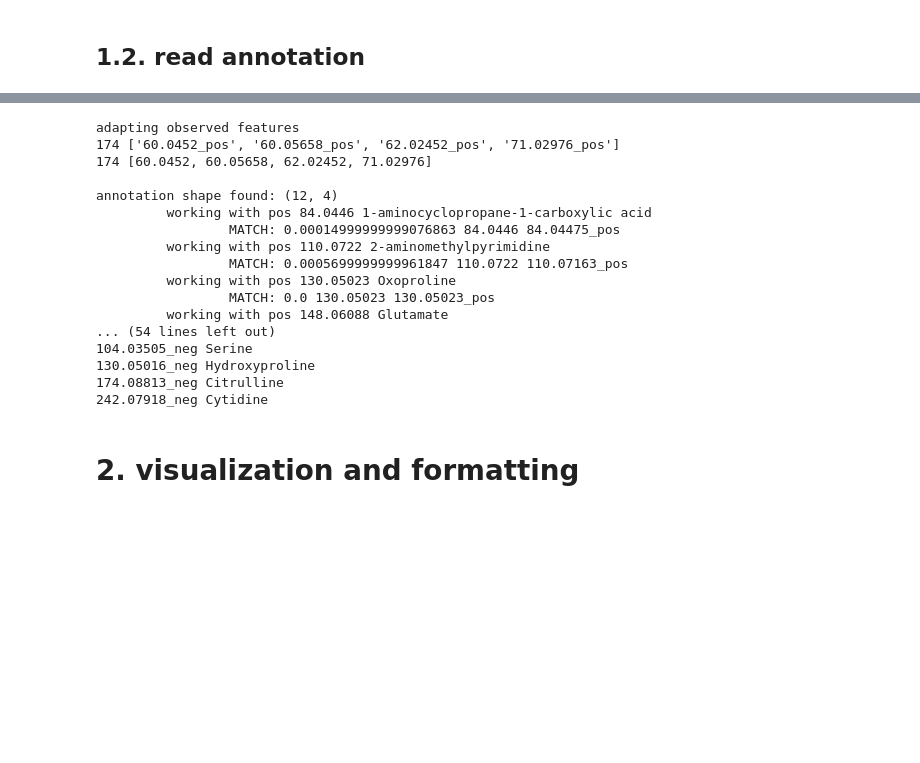
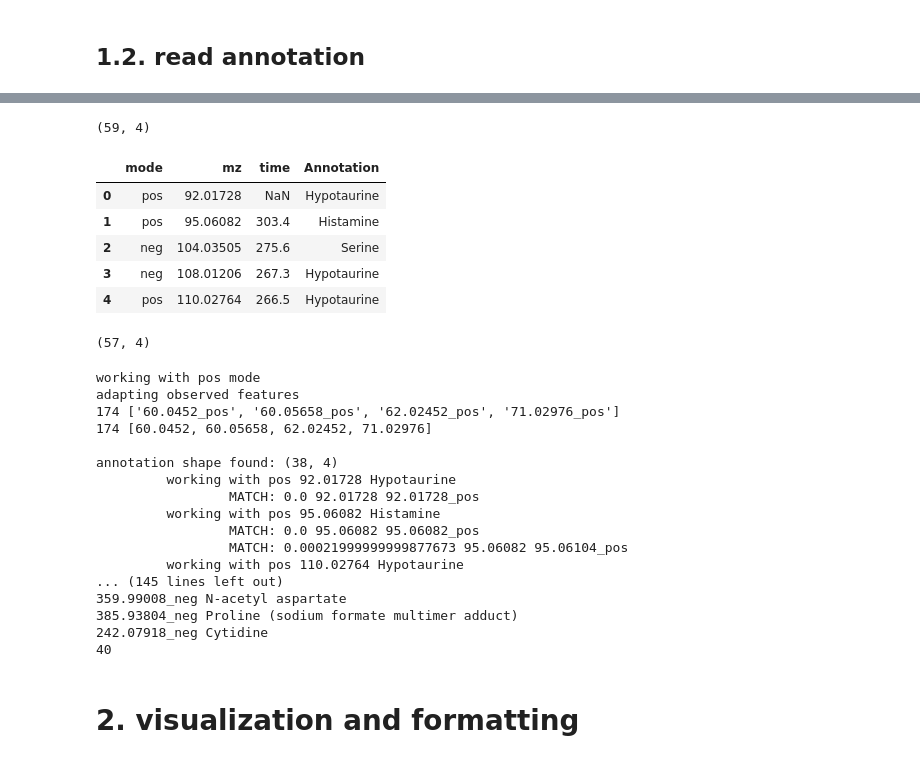
Before and after one commit to adelomana/healing, a Jupyter notebook: clustering_biomarkers_full.ipynb, the cells around one changed output, grey strips where cells are left out. Saved outputs shown, nothing was run; the diff lists cells and outputs as text; code cells hidden in the pictures; blank space fills up the shorter version.

```diff
--- a/clustering_biomarkers_full.ipynb
+++ b/clustering_biomarkers_full.ipynb
@@ -102,9 +111,30 @@ shared_annotation.tail()
+# %%
+# join the two annotations
+shared_annotation = pandas.concat([annotation_full, annotation_partial])
+print(shared_annotation.shape)
+shared_annotation.head()
+# %% [output]
+(59, 4)
+|  | mode | mz | time | Annotation |
+| 0 | pos | 92.01728 | NaN | Hypotaurine |
+| 1 | pos | 95.06082 | 303.4 | Histamine |
+| 2 | neg | 104.03505 | 275.6 | Serine |
+| 3 | neg | 108.01206 | 267.3 | Hypotaurine |
+| 4 | pos | 110.02764 | 266.5 | Hypotaurine |
+# %%
+# drop duplicates
+shared_annotation.drop_duplicates(inplace=True)
+shared_annotation.shape
+# %% [output]
+(57, 4)
 # %%
-matching_threshold = 1e-3
+matching_threshold = 1e-2
 modes = ['pos', 'neg']
 formatted_annotation = {}
 
 for mode in modes:
+
+    print('working with {} mode'.format(mode))
 
     # build variables that can be compared to annotation
     print('adapting observed features')
@@ -119,7 +149,7 @@ for mode in modes:
     annotated = shared_annotation[shared_annotation['mode'] == mode]
     print('annotation shape found:', annotated.shape)
     for element in annotated['mz']:
-        name = annotated[annotated['mz'] == element]['Compound name'].values[0]
+        name = annotated[annotated['mz'] == element]['Annotation'].values[0]
 
         print('\t working with {} {} {}'.format(mode, element, name))
         for i in range(len(observed_features_float)):
@@ -133,24 +163,25 @@ for mode in modes:
 
 for key in formatted_annotation:
     print(key, formatted_annotation[key])
+print(len(formatted_annotation))
 # %% [output]
+working with pos mode
 adapting observed features
 174 ['60.0452_pos', '60.05658_pos', '62.02452_pos', '71.02976_pos']
 174 [60.0452, 60.05658, 62.02452, 71.02976]
 
-annotation shape found: (12, 4)
-         working with pos 84.0446 1-aminocyclopropane-1-carboxylic acid
-                 MATCH: 0.00014999999999076863 84.0446 84.04475_pos
-         working with pos 110.0722 2-aminomethylpyrimidine
-                 MATCH: 0.0005699999999961847 110.0722 110.07163_pos
-         working with pos 130.05023 Oxoproline
-                 MATCH: 0.0 130.05023 130.05023_pos
-         working with pos 148.06088 Glutamate
-... (54 lines left out)
-104.03505_neg Serine
-130.05016_neg Hydroxyproline
-174.08813_neg Citrulline
+annotation shape found: (38, 4)
+         working with pos 92.01728 Hypotaurine
+                 MATCH: 0.0 92.01728 92.01728_pos
+         working with pos 95.06082 Histamine
+                 MATCH: 0.0 95.06082 95.06082_pos
+                 MATCH: 0.00021999999999877673 95.06082 95.06104_pos
+         working with pos 110.02764 Hypotaurine
+... (145 lines left out)
+359.99008_neg N-acetyl aspartate
+385.93804_neg Proline (sodium formate multimer adduct)
 242.07918_neg Cytidine
+40
 # %% [markdown]
 # 2. visualization and formatting
 # %%
```
Also changed, not shown: parts of 5 cells of this notebook, 1 other file.
